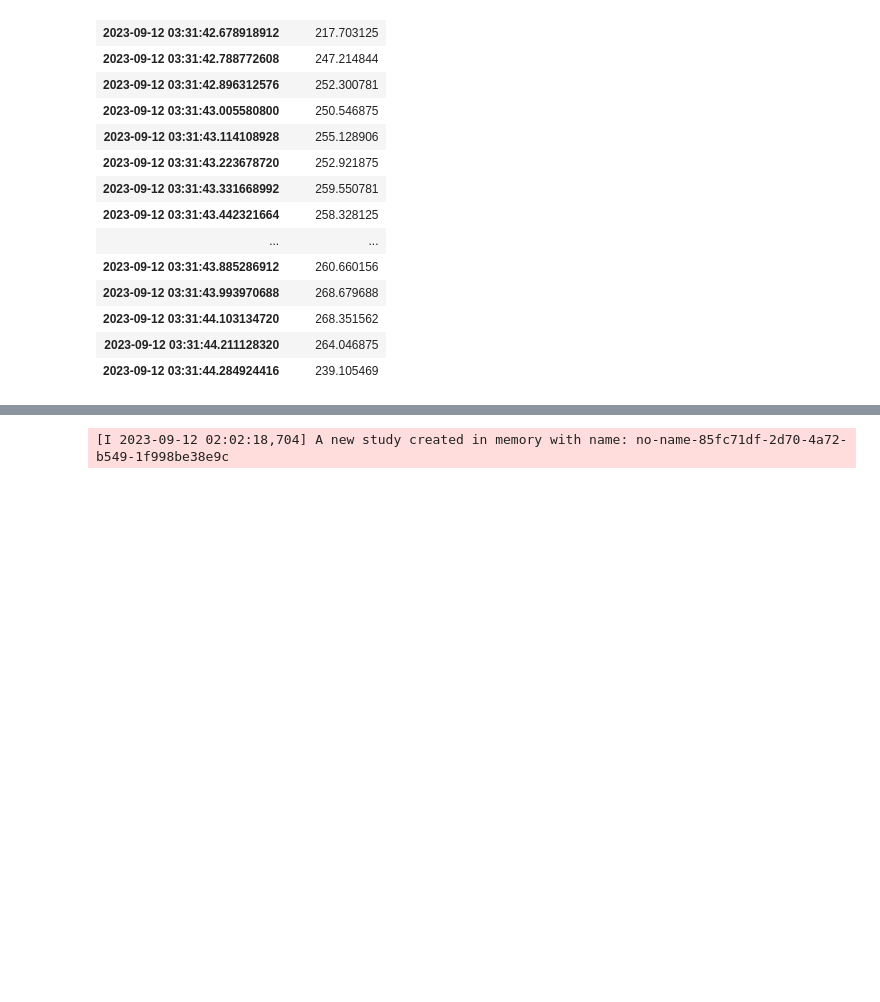
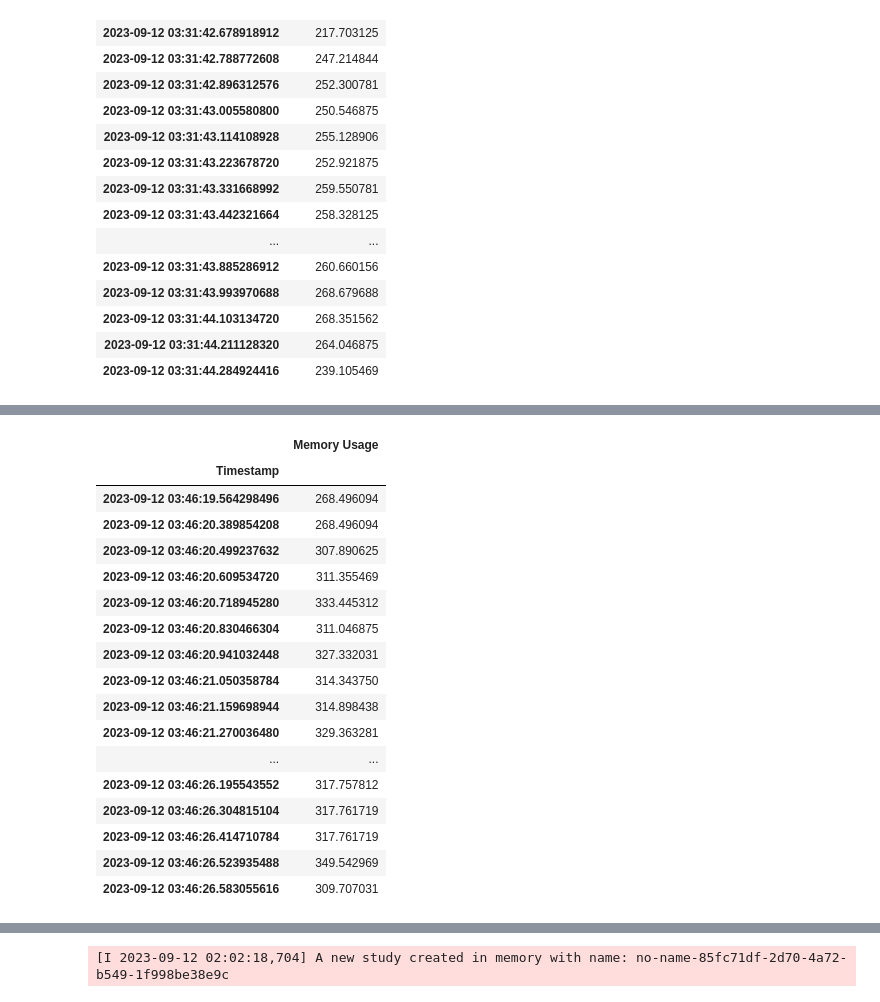
Before and after one commit to ECGomes/pv_forecast, a Jupyter notebook: xgboost.ipynb, the cells around one changed output, grey strips where cells are left out. Cells and saved outputs as stored; diff of their text form; code cells hidden in the pictures; blank space fills up the shorter version.

```diff
--- a/xgboost.ipynb
+++ b/xgboost.ipynb
@@ -86,3 +87,30 @@ xgb_model = xgb.XGBRegressor(n_estimators=xgb_study.best_params['n_estimators'],
                              reg_lambda=xgb_study.best_params['reg_lambda'])
 
 model_mem_usage = memory_usage((xgb_model.fit, (data_upac08.train_data[0], data_upac08.train_data[1])), timestamps=True)
+# %%
+# Save the memory usage to a dataframe
+
+model_mem_usage = pd.DataFrame(model_mem_usage, columns=['Memory Usage', 'Timestamp'])
+model_mem_usage.index = pd.to_datetime(model_mem_usage['Timestamp'], unit='s')
+model_mem_usage = model_mem_usage.drop('Timestamp', axis=1)
+
+model_mem_usage
+# %% [output]
+|  | Memory Usage |
+| Timestamp |  |
+| 2023-09-12 03:46:19.564298496 | 268.496094 |
+| 2023-09-12 03:46:20.389854208 | 268.496094 |
+| 2023-09-12 03:46:20.499237632 | 307.890625 |
+| 2023-09-12 03:46:20.609534720 | 311.355469 |
+| 2023-09-12 03:46:20.718945280 | 333.445312 |
+| 2023-09-12 03:46:20.830466304 | 311.046875 |
+| 2023-09-12 03:46:20.941032448 | 327.332031 |
+| 2023-09-12 03:46:21.050358784 | 314.343750 |
+| 2023-09-12 03:46:21.159698944 | 314.898438 |
+| 2023-09-12 03:46:21.270036480 | 329.363281 |
+| ... | ... |
+| 2023-09-12 03:46:26.195543552 | 317.757812 |
+| 2023-09-12 03:46:26.304815104 | 317.761719 |
+| 2023-09-12 03:46:26.414710784 | 317.761719 |
+| 2023-09-12 03:46:26.523935488 | 349.542969 |
+| 2023-09-12 03:46:26.583055616 | 309.707031 |
```
Also changed, not shown: parts of 3 cells of this notebook.
